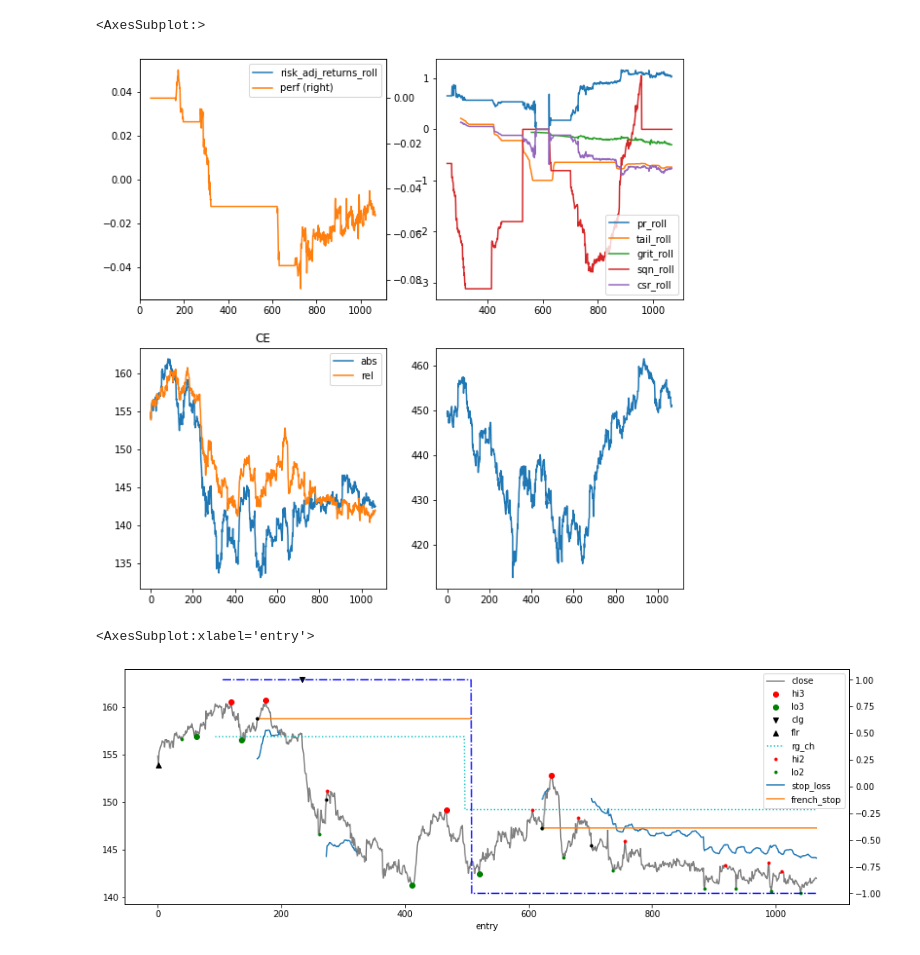
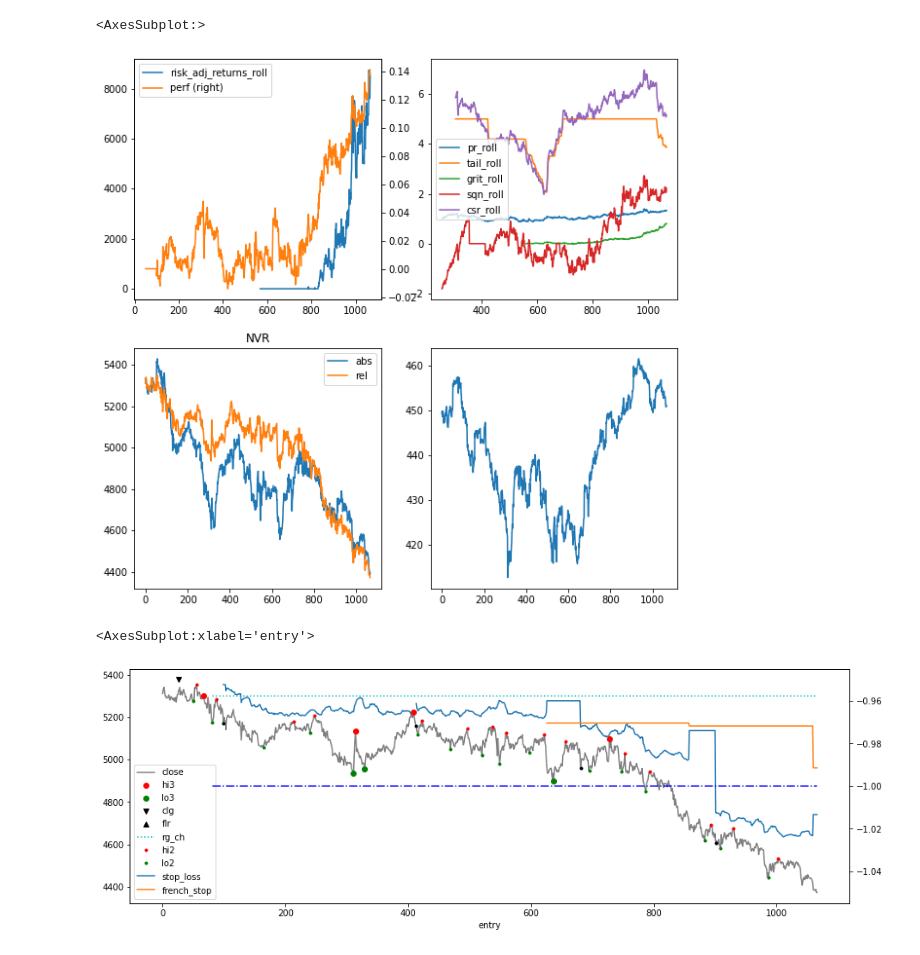
Before and after one commit to bjahnke/blue_bird_pms, a Jupyter notebook: src/backtester.ipynb, the cells around one changed output. Saved outputs shown, nothing was run; the diff lists cells and outputs as text; code cells hidden in the pictures.

```diff
--- a/src/backtester.ipynb
+++ b/src/backtester.ipynb
@@ -30,30 +30,30 @@ _strategy_overview = pd.read_csv(_data_loader.file_path('stat_overview_15m.csv')
 
 _price_data_by_symbol = sbtu.PriceGlob(_price_data).swap_level()
 # %%
-symbol = 'CE'
+symbol = 'NVR'
 _strat_data = _strategy_lookup[symbol]
 _stats = _strategy_lookup[symbol].stat_historical
 fig, axs = plt.subplots(2, 2)
 _stats[['risk_adj_returns_roll', 'perf']].plot(secondary_y=['perf'], ax=axs[0, 0], figsize=[10,10])
 plot_copy = _stats[['pr_roll', 'tail_roll', 'grit_roll', 'sqn_roll', 'csr_roll']]
 plot_copy.plot(ax=axs[0, 1])
 
 def get_abs_rel(_s):
     sd = _price_data_by_symbol.data[_s]
     rel = sur.simple_relative(sd, _bench.close).close
     return pd.DataFrame(
         data={
             'abs': sd.close,
             'rel': rel
         }
     )
 
 _symbol_data = _price_data_by_symbol.data[symbol]
 get_abs_rel(symbol).plot(title=symbol, ax=axs[1, 0])
 _bench.close.plot(ax=axs[1, 1])
 # %% [output]
 <AxesSubplot:>
-[figure, old version]
+[figure, new version]
 # %%
 epd = _strategy_lookup[symbol].enhanced_price_data.copy()
 epd['french_stop'] = _strategy_lookup[symbol].french_stop.stop_price
@@ -67,7 +67,7 @@ _en_cpy.index = _en_cpy.entry
 _en_cpy.en_px.plot(style='k.')
 # %% [output]
 <AxesSubplot:xlabel='entry'>
-[figure, old version]
+[figure, new version]
 # %%
 
 _pt = _strategy_lookup[symbol].peak_table.copy()
```
Also changed, not shown: parts of 9 cells of this notebook, 6 other files.
